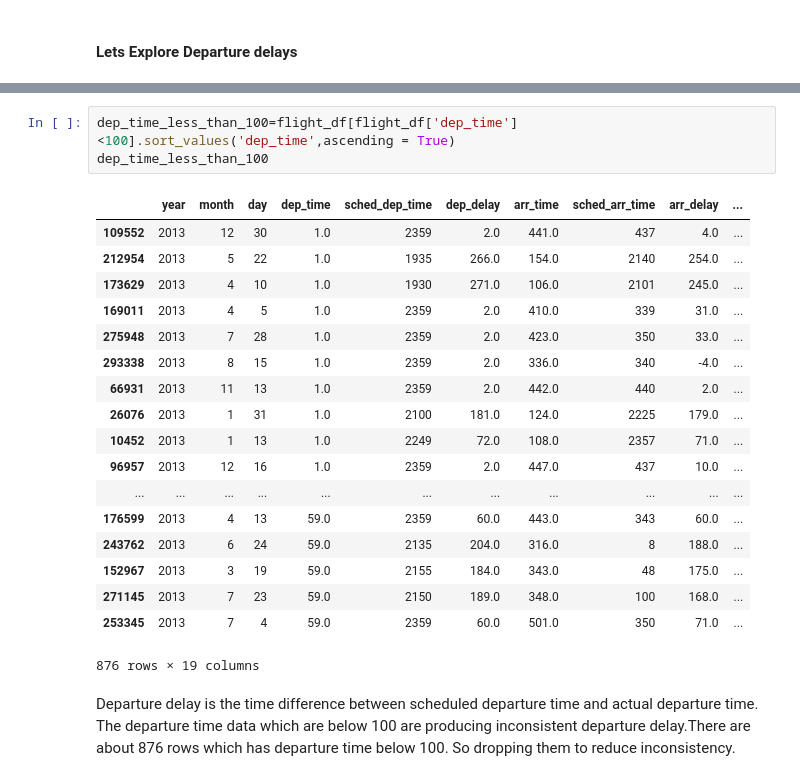
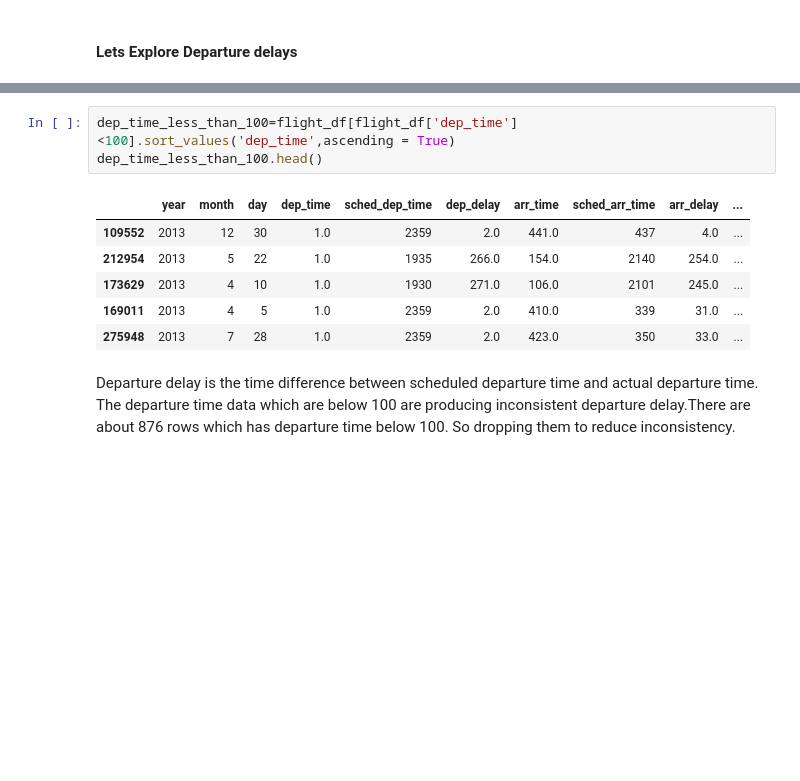
Before and after one commit to moumitagorain/FLIGHT_EDA, a Jupyter notebook: Flight Data EDA.ipynb, the cells around one changed output, grey strips where cells are left out. Drawn from its saved outputs; the diff is of its cells as text; blank space fills up the shorter version.

```diff
--- a/Flight Data EDA.ipynb
+++ b/Flight Data EDA.ipynb
@@ -72,26 +72,14 @@ flight_df.describe()
 | max | 2013.0 | 12.000000 | 31.000000 | 2400.000000 | 2359.000000 | 1301.000000 | 2400.000000 | 2359.000000 | 1272.000000 | ... |
 # %%
 dep_time_less_than_100=flight_df[flight_df['dep_time']<100].sort_values('dep_time',ascending = True)
-dep_time_less_than_100
+dep_time_less_than_100.head()
 # %% [output]
 |  | year | month | day | dep_time | sched_dep_time | dep_delay | arr_time | sched_arr_time | arr_delay | ... |
 | 109552 | 2013 | 12 | 30 | 1.0 | 2359 | 2.0 | 441.0 | 437 | 4.0 | ... |
 | 212954 | 2013 | 5 | 22 | 1.0 | 1935 | 266.0 | 154.0 | 2140 | 254.0 | ... |
 | 173629 | 2013 | 4 | 10 | 1.0 | 1930 | 271.0 | 106.0 | 2101 | 245.0 | ... |
 | 169011 | 2013 | 4 | 5 | 1.0 | 2359 | 2.0 | 410.0 | 339 | 31.0 | ... |
 | 275948 | 2013 | 7 | 28 | 1.0 | 2359 | 2.0 | 423.0 | 350 | 33.0 | ... |
-| 293338 | 2013 | 8 | 15 | 1.0 | 2359 | 2.0 | 336.0 | 340 | -4.0 | ... |
-| 66931 | 2013 | 11 | 13 | 1.0 | 2359 | 2.0 | 442.0 | 440 | 2.0 | ... |
-| 26076 | 2013 | 1 | 31 | 1.0 | 2100 | 181.0 | 124.0 | 2225 | 179.0 | ... |
-| 10452 | 2013 | 1 | 13 | 1.0 | 2249 | 72.0 | 108.0 | 2357 | 71.0 | ... |
-| 96957 | 2013 | 12 | 16 | 1.0 | 2359 | 2.0 | 447.0 | 437 | 10.0 | ... |
-| ... | ... | ... | ... | ... | ... | ... | ... | ... | ... | ... |
-| 176599 | 2013 | 4 | 13 | 59.0 | 2359 | 60.0 | 443.0 | 343 | 60.0 | ... |
-| 243762 | 2013 | 6 | 24 | 59.0 | 2135 | 204.0 | 316.0 | 8 | 188.0 | ... |
-| 152967 | 2013 | 3 | 19 | 59.0 | 2155 | 184.0 | 343.0 | 48 | 175.0 | ... |
-| 271145 | 2013 | 7 | 23 | 59.0 | 2150 | 189.0 | 348.0 | 100 | 168.0 | ... |
-| 253345 | 2013 | 7 | 4 | 59.0 | 2359 | 60.0 | 501.0 | 350 | 71.0 | ... |
-876 rows × 19 columns
 # %% [markdown]
 Departure delay is the time difference between scheduled departure time and actual departure time. The departure time data which are below 100 are producing inconsistent departure delay.There are about 876 rows which has departure time below 100.
 So dropping them to reduce inconsistency.
```
Also changed, not shown: parts of 13 cells of this notebook.
